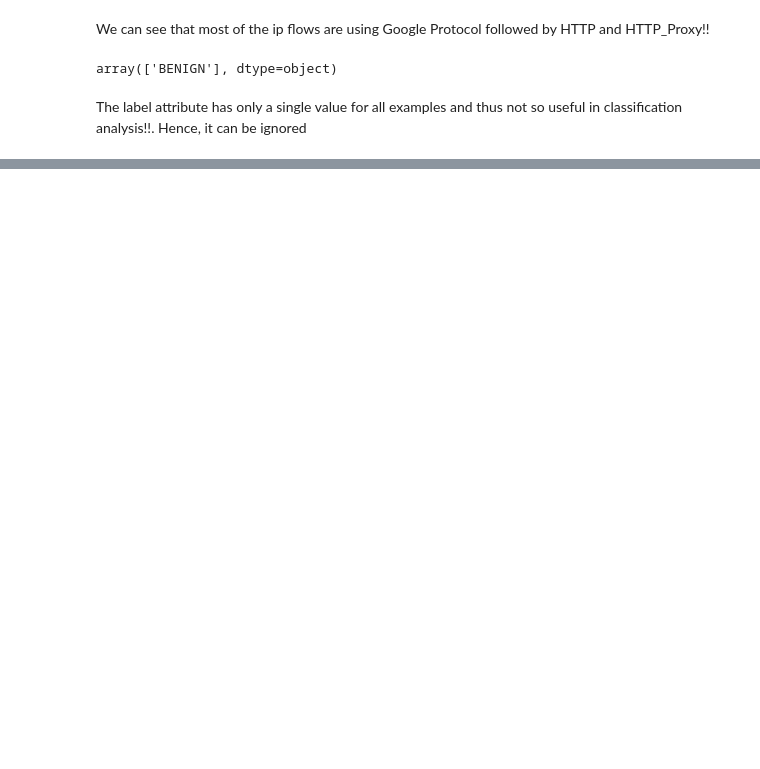
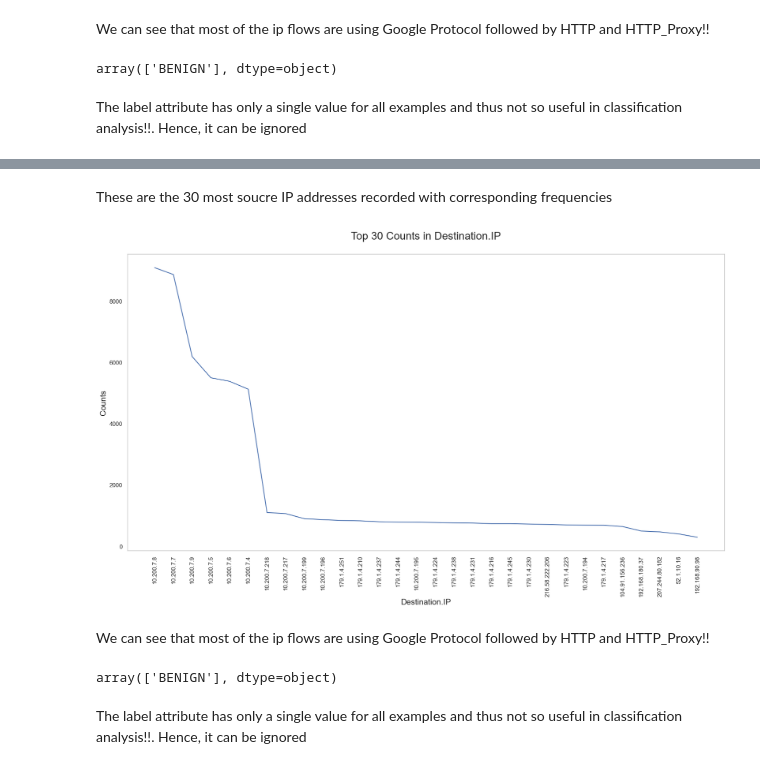
Before and after one commit to Gangaraj-eng/IT496_DataForce_CourseProject1, a Jupyter notebook: 202001411/202001411_IT496_CP2.ipynb, the cells around one changed output, grey strips where cells are left out. Drawn from its saved outputs; the diff is of its cells as text; code cells hidden in the pictures; blank space fills up the shorter version.

```diff
--- a/202001411/202001411_IT496_CP2.ipynb
+++ b/202001411/202001411_IT496_CP2.ipynb
@@ -191,0 +214,22 @@ Name: Timestamp, Length: 100000, dtype: object
+# %% [markdown]
+These are the 30 most soucre IP addresses recorded with corresponding frequencies
+# %%
+DestIpCounts = pd.DataFrame(Data['Destination.IP'].value_counts()[:30])
+plt.figure(figsize=(20,10))
+plt.plot(DestIpCounts)
+# to display the ip address verticall
+plt.xticks(rotation=90)
+plt.xlabel('Destination.IP', {'fontsize':15})
+plt.ylabel('Counts', {'fontsize':15})
+plt.title('Top 30 Counts in Destination.IP\n', {'fontsize':20})
+plt.grid()
+# %% [output]
+[figure, added]
+# %% [markdown]
+We can see that most of the ip flows are using Google Protocol followed by HTTP and HTTP_Proxy!!
+# %%
+Data['Label'].unique()
+# %% [output]
+array(['BENIGN'], dtype=object)
+# %% [markdown]
+The label attribute has only a single value for all examples and thus not so useful in classification analysis!!. Hence, it can be ignored
```
Also changed, not shown: parts of 12 cells of this notebook.
